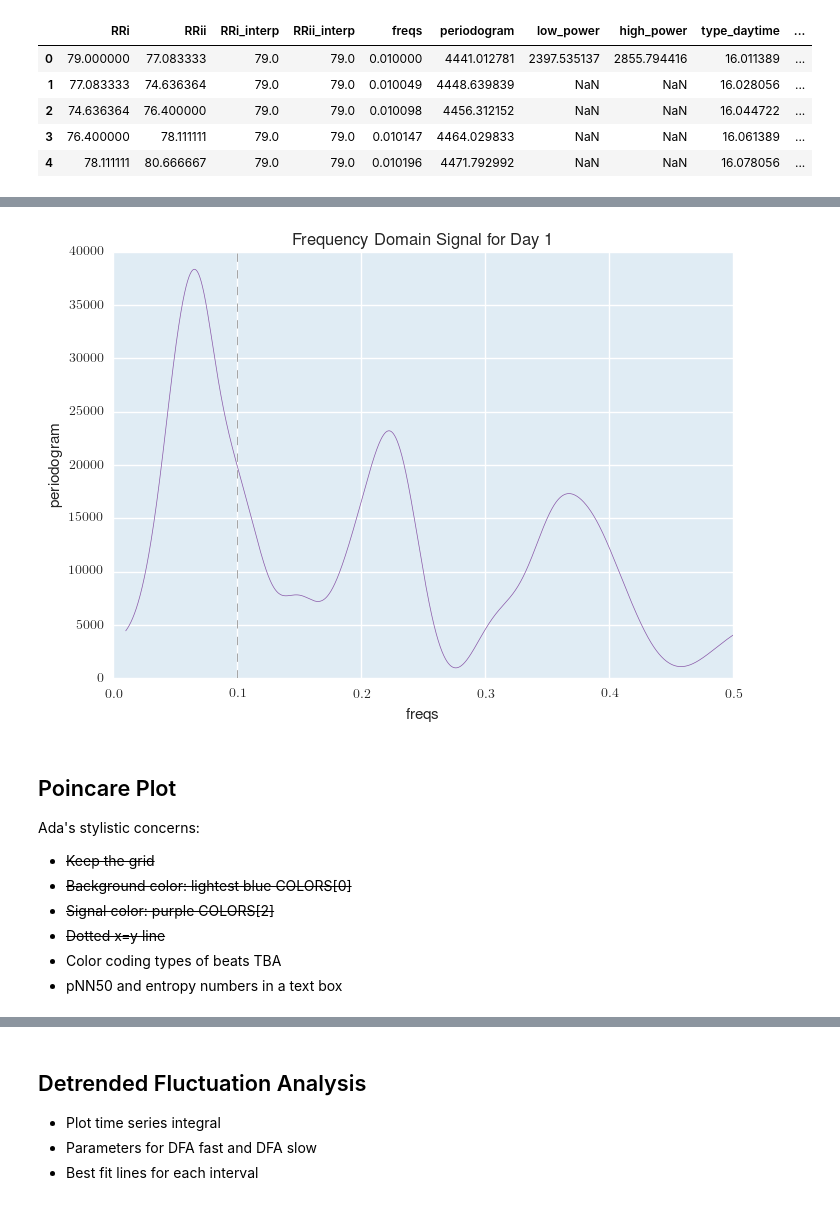
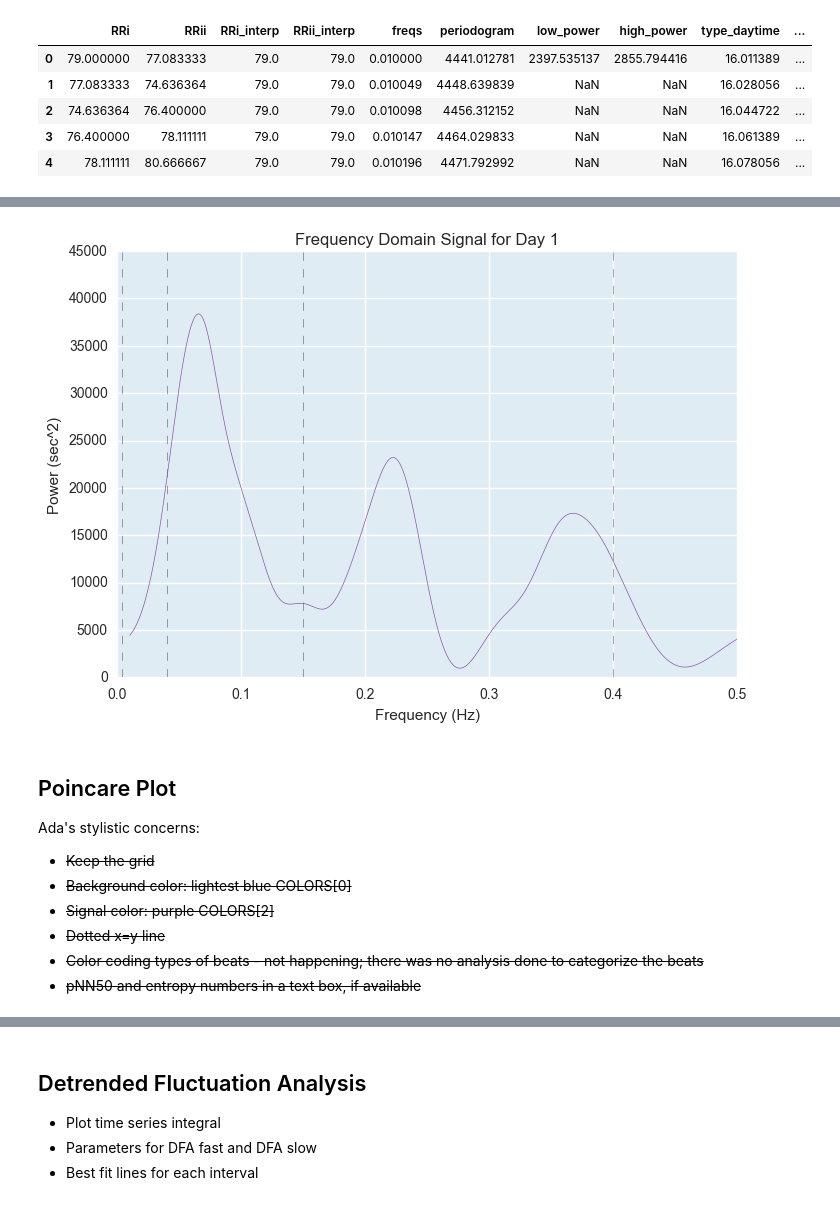
Before and after one commit to terrrychan/PHS-Project, a Jupyter notebook: Visualizations.ipynb, the cells around one changed output, grey strips where cells are left out. Saved outputs shown, nothing was run; the diff lists cells and outputs as text; code cells hidden in the pictures.

```diff
--- a/Visualizations.ipynb
+++ b/Visualizations.ipynb
@@ -93,25 +94,40 @@ Ada's stylistic concerns:
 # %%
-plt.axvline(x=0.1,
+plt.axvline(x=0.0033,
+            linestyle=VLINESTYLE, alpha=VLINEALPHA, color=VLINECOLOR, linewidth=VLINEWIDTH)
+plt.axvline(x=0.04,
+            linestyle=VLINESTYLE, alpha=VLINEALPHA, color=VLINECOLOR, linewidth=VLINEWIDTH)
+plt.axvline(x=0.15,
+            linestyle=VLINESTYLE, alpha=VLINEALPHA, color=VLINECOLOR, linewidth=VLINEWIDTH)
+plt.axvline(x=0.4,
+            linestyle=VLINESTYLE, alpha=VLINEALPHA, color=VLINECOLOR, linewidth=VLINEWIDTH)
+plt.axvline(x=0.5,
             linestyle=VLINESTYLE, alpha=VLINEALPHA, color=VLINECOLOR, linewidth=VLINEWIDTH)
 
 plt.plot(data['freqs'],
          data['periodogram'],
          linestyle=LINESTYLE, alpha=LINEALPHA, color=LINECOLOR, linewidth=LINEWIDTH)
 
 lf = data['low_power'][0]
 hf = data['high_power'][0]
 
 axes = plt.gca()
 axes.set_axis_bgcolor(BGCOLOR)
+axes.set_ylim([0, 45000])
+# place_text(0.010, 0.92, 'VLF', axes)
+# place_text(0.010, -0.01, '0.0033 ', axes, specific_fontsize=9)
+# place_text(0.085, 0.92, 'LF power = ' + str(lf)[:-5], axes)
+# place_text(0.085, -0.01, '0.04', axes, specific_fontsize=9)
+# place_text(0.305, 0.92, 'HF power = ' + str(hf)[:-5], axes)
+# place_text(0.305, -0.01, '0.15', axes, specific_fontsize=9)
 
-plt.xlabel("freqs")
-plt.ylabel("periodogram")
+plt.xlabel("Frequency (Hz)")
+plt.ylabel("Power (sec^2)")
 plt.title("Frequency Domain Signal for Day 1")
 
 plt.savefig('day1_FrequencyDomainSignal.png', format='png')
 plt.show()
 # %% [output]
-[figure, old version]
+[figure, new version]
 # %% [markdown]
 ## Poincare Plot
 
@@ -120,8 +136,8 @@ Ada's stylistic concerns:
 - ~~Background color: lightest blue COLORS[0]~~
 - ~~Signal color: purple COLORS[2]~~
 - ~~Dotted x=y line~~
-- Color coding types of beats TBA
-- pNN50 and entropy numbers in a text box
+- ~~Color coding types of beats - not happening; there was no analysis done to categorize the beats~~
+- ~~pNN50 and entropy numbers in a text box, if available~~
 # %%
 plt.plot(np.arange(0, 160, 0.05),
          np.arange(0, 160, 0.05),
```
Also changed, not shown: parts of 6 cells of this notebook, 3 other files.
